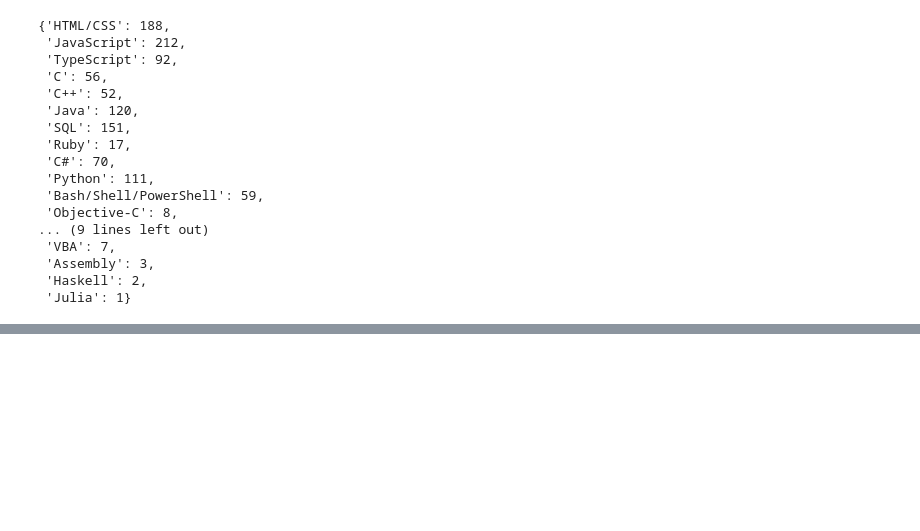
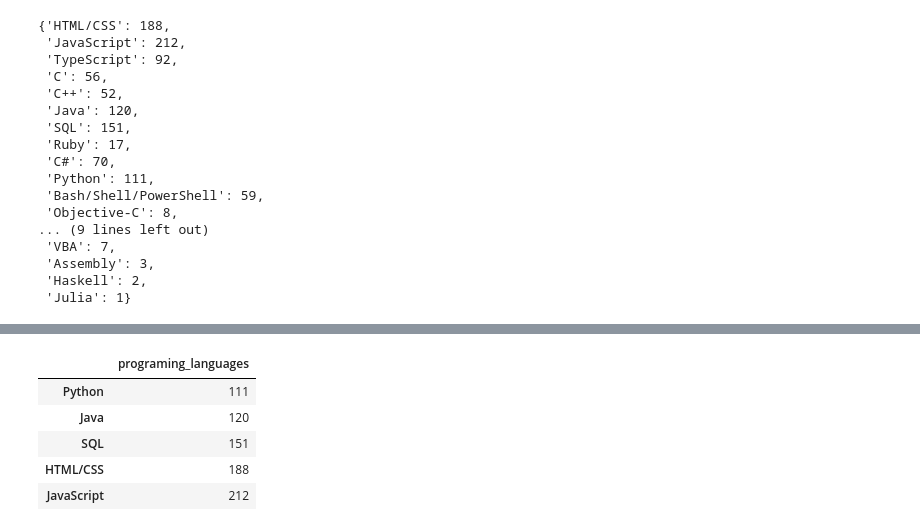
Before and after one commit to Ganeshpy3/Data-analysis, a Jupyter notebook: stackoverflow/Untitled7.ipynb, the cells around one changed output, grey strips where cells are left out. Cells and saved outputs as stored; diff of their text form; code cells hidden in the pictures; blank space fills up the shorter version.

```diff
--- a/stackoverflow/Untitled7.ipynb
+++ b/stackoverflow/Untitled7.ipynb
@@ -172,0 +170,10 @@ prolang
+# %%
+indiacoderslang.sort_values(by="programing_languages",ascending=True,inplace=True)
+indiacoderslang.tail(5)
+# %% [output]
+|  | programing_languages |
+| Python | 111 |
+| Java | 120 |
+| SQL | 151 |
+| HTML/CSS | 188 |
+| JavaScript | 212 |
```
Also changed, not shown: parts of 11 cells of this notebook.
